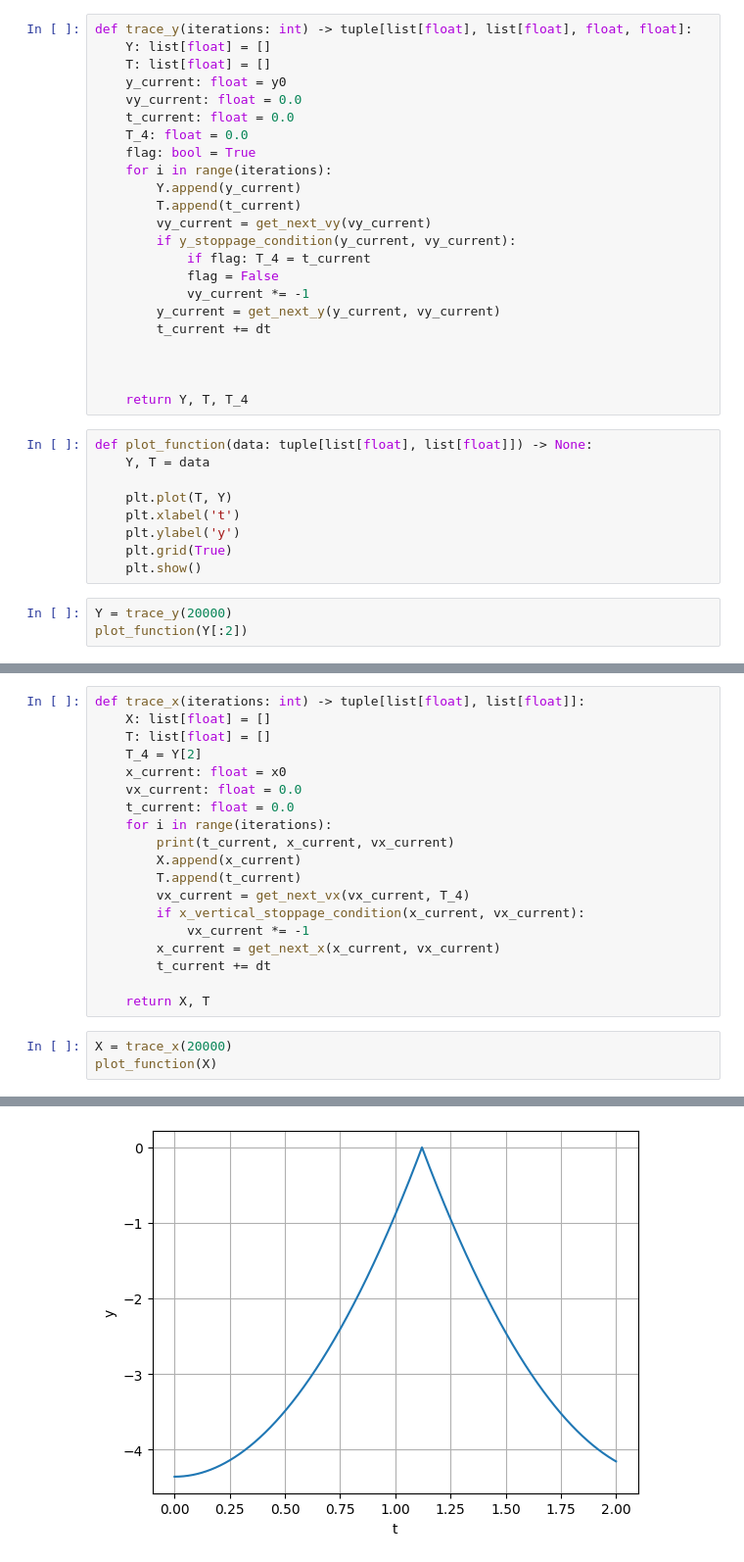
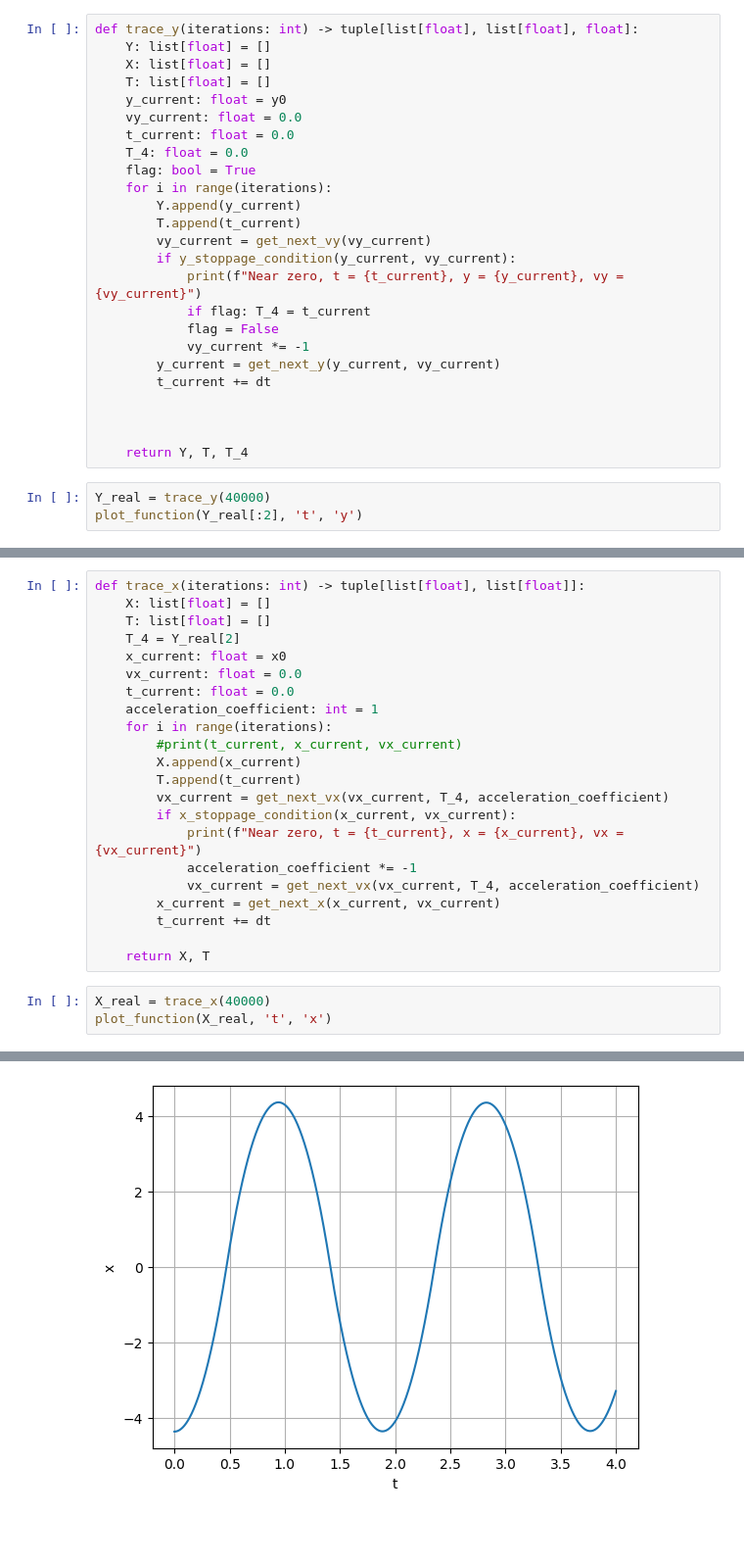
Before and after one commit to GrindelfP/system-modelling, a Jupyter notebook: src/final/pendulum.ipynb, the cells around one changed output, grey strips where cells are left out. Shown at 98% size. Cells and saved outputs as stored; diff of their text form; blank space fills up the shorter version.

```diff
--- a/src/final/pendulum.ipynb
+++ b/src/final/pendulum.ipynb
@@ -123,6 +109,7 @@ def get_period(nail_is_present: bool) -> float:
 # %%
-def trace_y(iterations: int) -> tuple[list[float], list[float], float, float]:
+def trace_y(iterations: int) -> tuple[list[float], list[float], float]:
     Y: list[float] = []
+    X: list[float] = []
     T: list[float] = []
     y_current: float = y0
     vy_current: float = 0.0
@@ -134,6 +121,7 @@ def trace_y(iterations: int) -> tuple[list[float], list[float], float, float]:
         T.append(t_current)
         vy_current = get_next_vy(vy_current)
         if y_stoppage_condition(y_current, vy_current):
+            print(f"Near zero, t = {t_current}, y = {y_current}, vy = {vy_current}")
             if flag: T_4 = t_current
             flag = False
             vy_current *= -1
@@ -143,16 +131,7 @@ def trace_y(iterations: int) -> tuple[list[float], list[float], float, float]:
 
 
     return Y, T, T_4
-# %%
-def plot_function(data: tuple[list[float], list[float]]) -> None:
-    Y, T = data
-
-    plt.plot(T, Y)
-    plt.xlabel('t')
-    plt.ylabel('y')
-    plt.grid(True)
-    plt.show()
 # %%
-Y = trace_y(20000)
-plot_function(Y[:2])
+Y_real = trace_y(40000)
+plot_function(Y_real[:2], 't', 'y')
 # %% [output]
@@ -161,22 +146,25 @@ plot_function(Y[:2])
 def trace_x(iterations: int) -> tuple[list[float], list[float]]:
     X: list[float] = []
     T: list[float] = []
-    T_4 = Y[2]
+    T_4 = Y_real[2]
     x_current: float = x0
     vx_current: float = 0.0
     t_current: float = 0.0
+    acceleration_coefficient: int = 1
     for i in range(iterations):
-        print(t_current, x_current, vx_current)
+        #print(t_current, x_current, vx_current)
         X.append(x_current)
         T.append(t_current)
-        vx_current = get_next_vx(vx_current, T_4)
-        if x_vertical_stoppage_condition(x_current, vx_current):
-            vx_current *= -1
+        vx_current = get_next_vx(vx_current, T_4, acceleration_coefficient)
+        if x_stoppage_condition(x_current, vx_current):
+            print(f"Near zero, t = {t_current}, x = {x_current}, vx = {vx_current}")
+            acceleration_coefficient *= -1
+            vx_current = get_next_vx(vx_current, T_4, acceleration_coefficient)
         x_current = get_next_x(x_current, vx_current)
         t_current += dt
 
     return X, T
 # %%
-X = trace_x(20000)
-plot_function(X)
+X_real = trace_x(40000)
+plot_function(X_real, 't', 'x')
 # %% [output]
@@ -200 +175 @@ plot_function(X)
-[figure, old version]
+[figure, new version]
```
Also changed, not shown: parts of 14 cells of this notebook, 3 other files.
